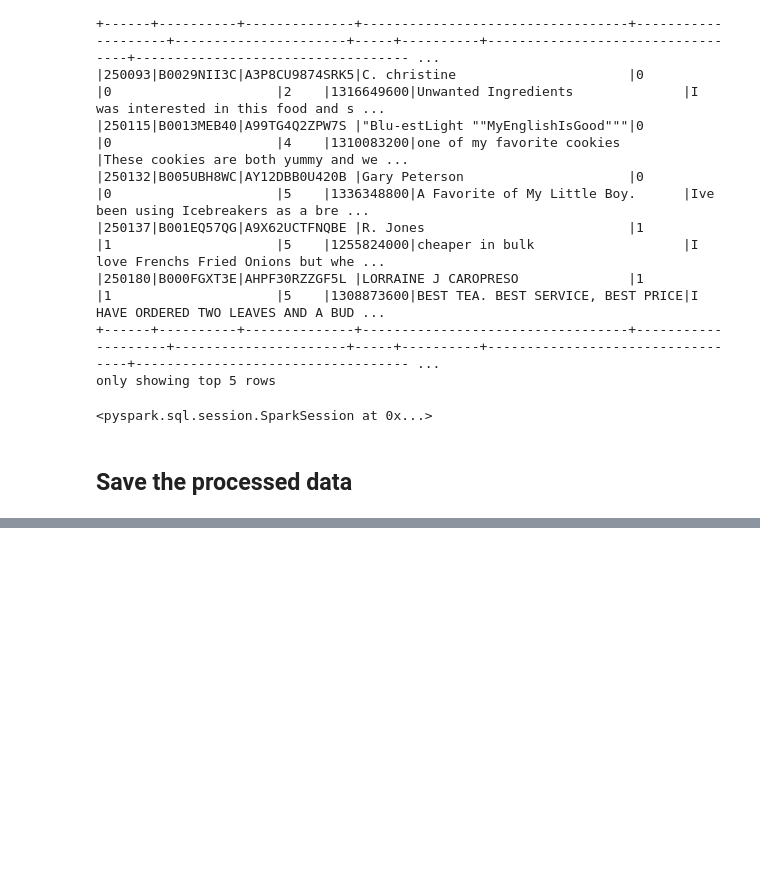
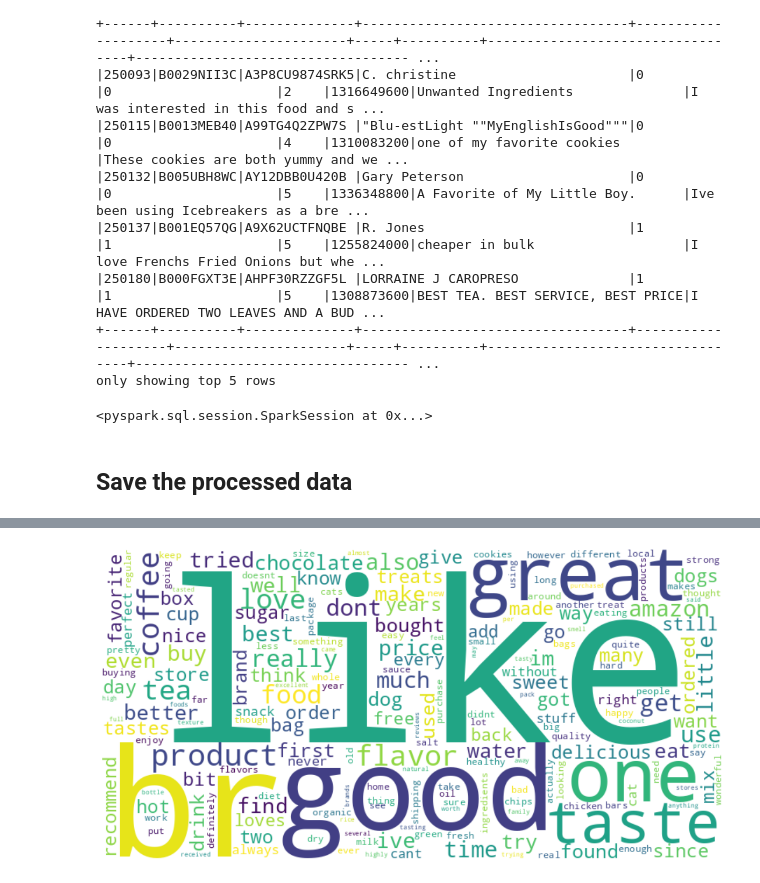
Before and after one commit to harshacrabs/Pyspark-Practice, a Jupyter notebook: process_text_data/practice_file_text_data.ipynb, the cells around one changed output, grey strips where cells are left out. Drawn from its saved outputs; the diff is of its cells as text; code cells hidden in the pictures; blank space fills up the shorter version.

```diff
--- a/process_text_data/practice_file_text_data.ipynb
+++ b/process_text_data/practice_file_text_data.ipynb
@@ -190,0 +208,17 @@ spark.stop()
+# %%
+import matplotlib.pyplot as plt
+from wordcloud import WordCloud
+
+# Convert the DataFrame word_count into a Python dictionary
+word_freq = {row['word']: row['count'] for row in word_count.collect()}
+
+# Create a WordCloud object from the frequency dictionary
+wc = WordCloud(width=800, height=400, background_color='white').generate_from_frequencies(word_freq)
+
+# Plot the word cloud using matplotlib
+plt.figure(figsize=(15, 7.5))
+plt.imshow(wc, interpolation='bilinear')
+plt.axis('off')  # Hide axis details
+plt.show()
+# %% [output]
+[figure, added]
```
Also changed, not shown: parts of 6 cells of this notebook.
